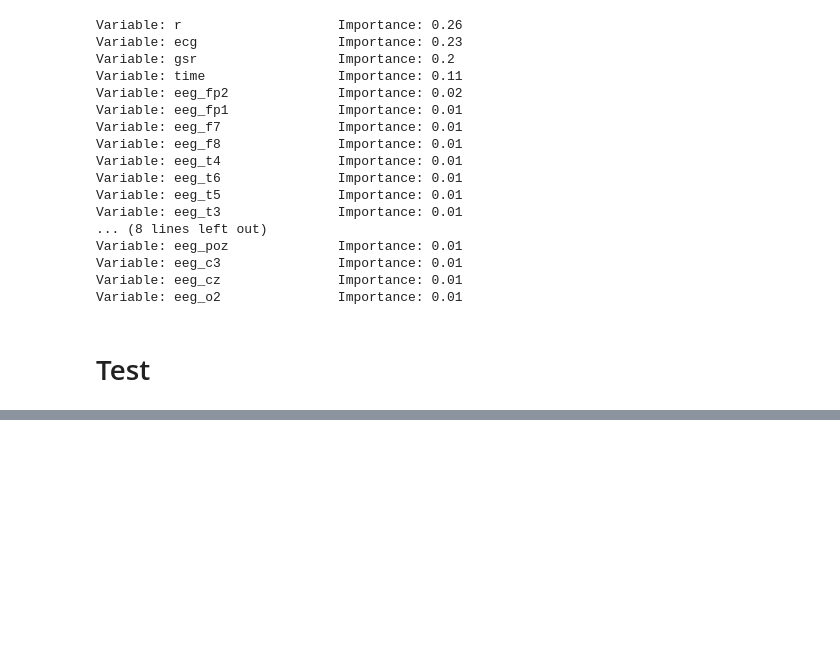
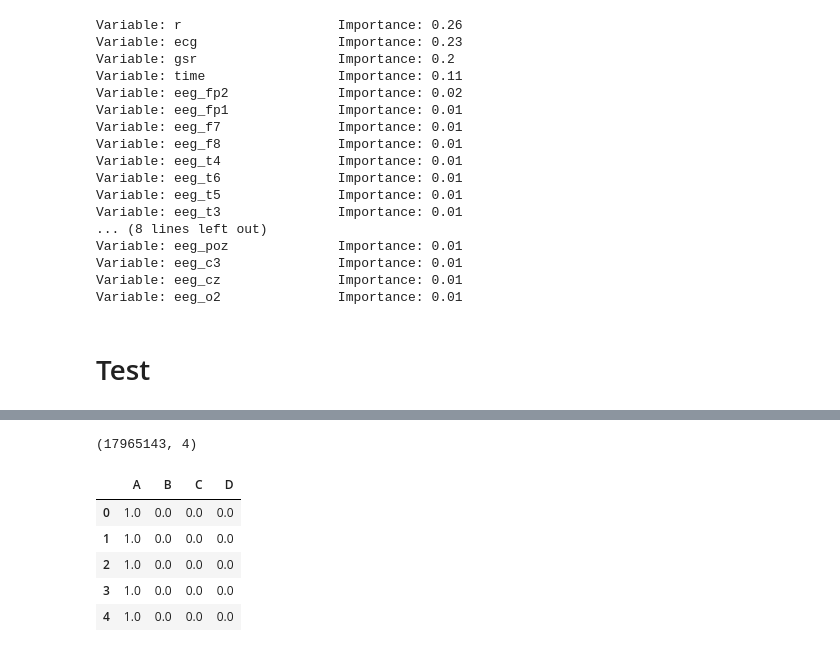
Before and after one commit to ST7oo/reducing-aviation-fatalities, a Jupyter notebook: t1.ipynb, the cells around one changed output, grey strips where cells are left out. Drawn from its saved outputs; the diff is of its cells as text; code cells hidden in the pictures; blank space fills up the shorter version.

```diff
--- a/t1.ipynb
+++ b/t1.ipynb
@@ -106,0 +149,14 @@ test_file.head()
+# %%
+pred['probability'] = 1
+probabilities = pred.pivot(columns=0, values='probability')
+probabilities = probabilities.fillna(0)
+print(probabilities.shape)
+probabilities.head()
+# %% [output]
+(17965143, 4)
+|  | A | B | C | D |
+| 0 | 1.0 | 0.0 | 0.0 | 0.0 |
+| 1 | 1.0 | 0.0 | 0.0 | 0.0 |
+| 2 | 1.0 | 0.0 | 0.0 | 0.0 |
+| 3 | 1.0 | 0.0 | 0.0 | 0.0 |
+| 4 | 1.0 | 0.0 | 0.0 | 0.0 |
```
Also changed, not shown: parts of 9 cells of this notebook.
